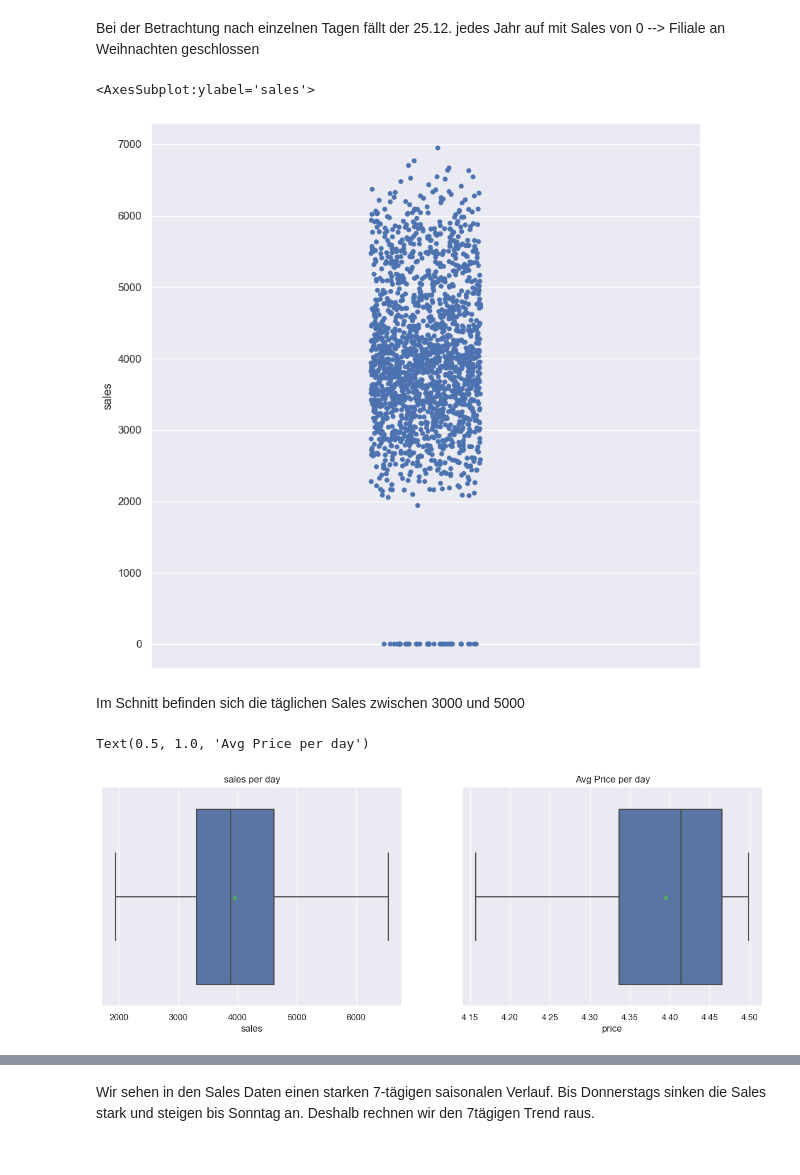
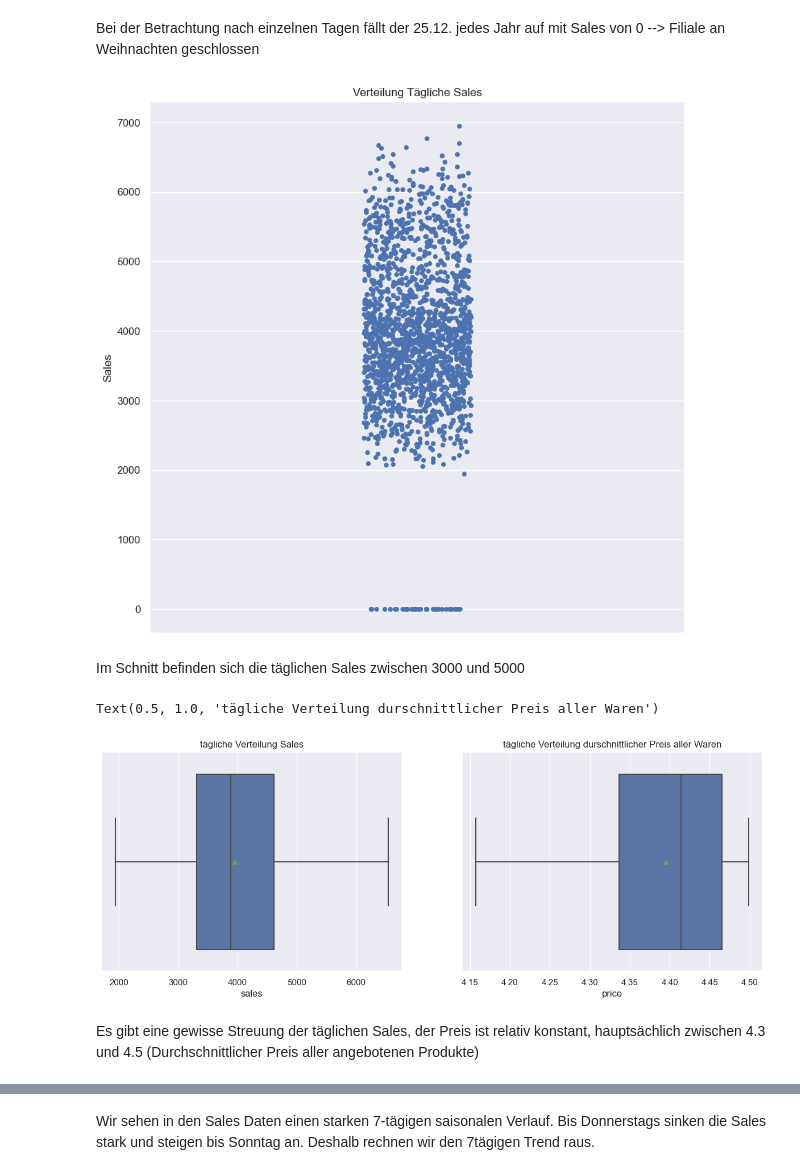
Before and after one commit to EdwinUe/BAB_WS22-23, a Jupyter notebook: Code/Forecast_Gruppe 6.ipynb, the cells around one changed output, grey strips where cells are left out. Cells and saved outputs as stored; diff of their text form; code cells hidden in the pictures.

```diff
--- a/Code/Forecast_Gruppe 6.ipynb
+++ b/Code/Forecast_Gruppe 6.ipynb
@@ -710,11 +668,13 @@ Bei der Betrachtung nach einzelnen Tagen fällt der 25.12. jedes Jahr auf mit Sa
 # %%
 sns.stripplot(
     data=df_plot3,
     y='sales'
 )
+plt.title('Verteilung Tägliche Sales')
+plt.ylabel("Sales")
+plt.show()
 # %% [output]
-<AxesSubplot:ylabel='sales'>
-[figure, old version]
+[figure, new version]
 # %% [markdown]
 Im Schnitt befinden sich die täglichen Sales zwischen 3000 und 5000
 # %%
@@ -722,13 +682,15 @@ fig, axes = plt.subplots(1, 2, figsize=(15, 5), sharey=False)
 #fig.suptitle('')
 
 sns.boxplot(data=df_plot3, x='sales', showmeans=True, showfliers=False, ax=axes[0])
-axes[0].set_title('sales per day')
+axes[0].set_title('tägliche Verteilung Sales')
 
 sns.boxplot(data=df_plot3, x='price', showmeans=True, showfliers=False, ax=axes[1])
-axes[1].set_title('Avg Price per day')
+axes[1].set_title('tägliche Verteilung durschnittlicher Preis aller Waren')
 # %% [output]
-Text(0.5, 1.0, 'Avg Price per day')
+Text(0.5, 1.0, 'tägliche Verteilung durschnittlicher Preis aller Waren')
-[figure, old version]
+[figure, new version]
+# %% [markdown]
+Es gibt eine gewisse Streuung der täglichen Sales, der Preis ist relativ konstant, hauptsächlich zwischen 4.3 und 4.5 (Durchschnittlicher Preis aller angebotenen Produkte)
 # %%
 df_plot4 = df[['date', 'sales']].groupby(by='date').sum()
 df_plot4.reset_index(inplace=True)
```
Also changed, not shown: parts of 35 cells of this notebook.
